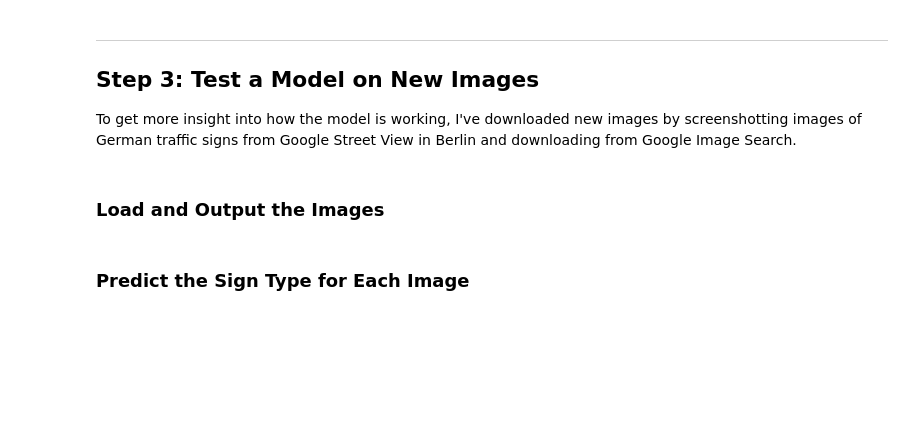
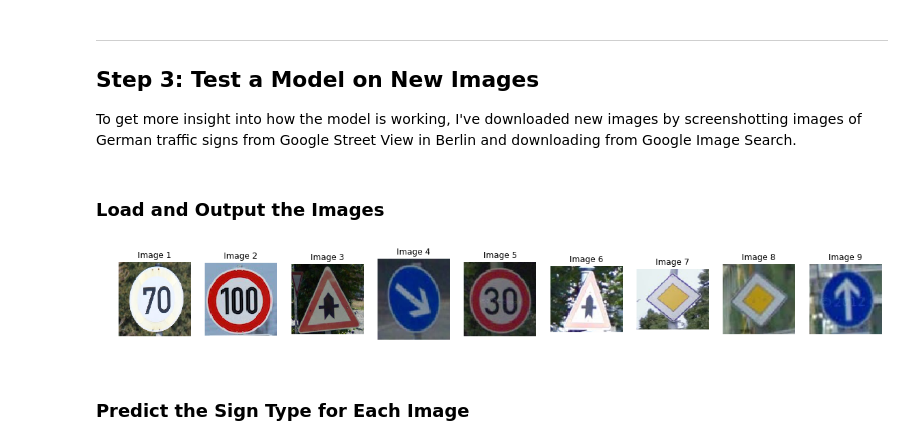
Before and after one commit to tjacobs/CarND-Traffic-Sign-Classifier-Project, a Jupyter notebook: Traffic_Sign_Classifier.ipynb, the cells around one changed output. Drawn from its saved outputs; the diff is of its cells as text; code cells hidden in the pictures; blank space fills up the shorter version.

```diff
--- a/Traffic_Sign_Classifier.ipynb
+++ b/Traffic_Sign_Classifier.ipynb
@@ -249,7 +249,7 @@ Let's train. Let's try 128 batch size. We hope for accuracy > 95%.
 ### Train
 import tensorflow as tf
 
-EPOCHS = 20
+EPOCHS = 50
 BATCH_SIZE = 128
 rate = 0.001
 
@@ -438,20 +361,22 @@ To get more insight into how the model is working, I've downloaded new images by
 # %%
 # 11th code cell
 # New Images
 import glob
 
 # Find and read images in test directory
-filelist = glob.glob( './test/*.*' )
+filelist = sorted(glob.glob( './test/*.*' ))
 images = np.array([np.array(plt.imread(fname)) for fname in filelist])
 
-# Plot 10 in a row
+# Plot in a row
 fig = plt.figure(figsize=(20,20))
 for i in range(0,len(images)):
     a = fig.add_subplot(1,len(images),i+1)
     plt.imshow(images[i])
     code = int(y_train[1])
     plt.title( "Image " + str(i+1) )
     plt.axis( "off" )
+# %% [output]
+[figure, added]
 # %% [markdown]
 ### Predict the Sign Type for Each Image
 # %%
```
Also changed, not shown: parts of 14 cells of this notebook, 3 other files.
